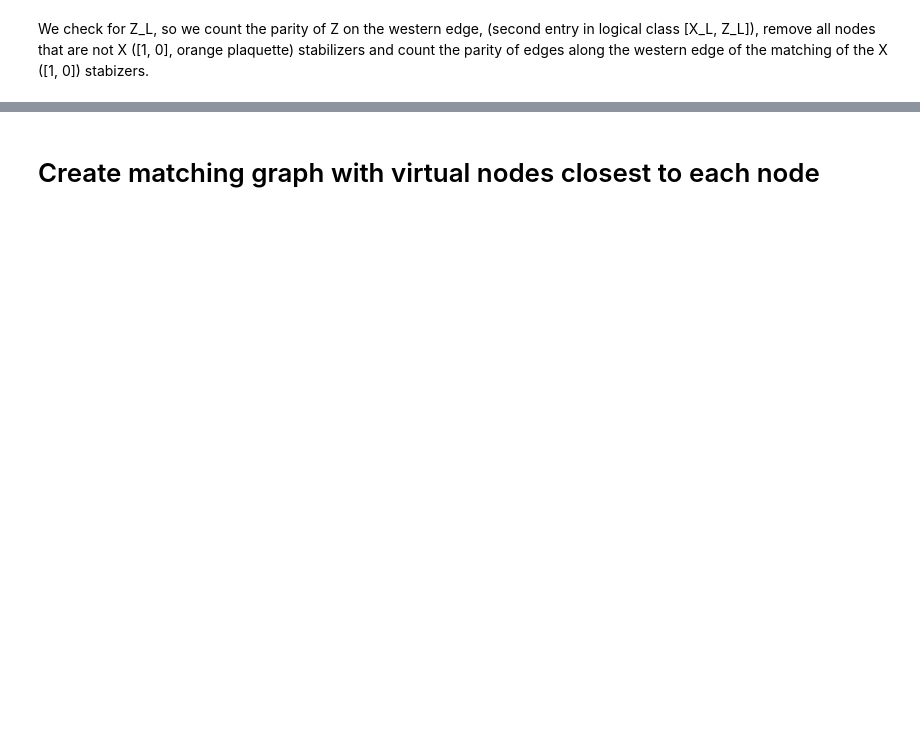
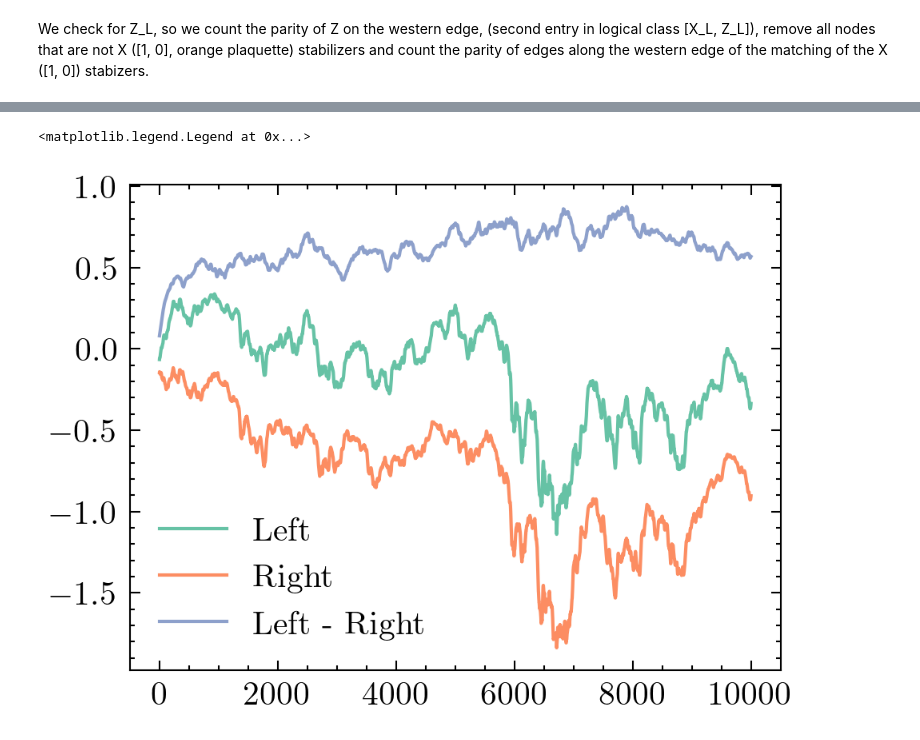
Before and after one commit to LangeMoritz/neural_matching, a Jupyter notebook: build_decoder.ipynb, the cells around one changed output, grey strips where cells are left out. Saved outputs shown, nothing was run; the diff lists cells and outputs as text; code cells hidden in the pictures; blank space fills up the shorter version.

```diff
--- a/build_decoder.ipynb
+++ b/build_decoder.ipynb
@@ -247,14 +41,14 @@ class EdgeWeightGNN(nn.Module):
 def get_syndrome_graph(code, p):
     error = code.generate_error_chain(p)
     eq_class = code.get_eq_class(error)
-    y = torch.tensor(eq_class[1], dtype=torch.float32) # the parity of Z errors on the western edge
-    # syndrome = code.get_syndrome(error)
-    # syndrome = np.array([[0, 0, 0, 0, 0, 0],
-    #                      [0, 0, 0, 0, 0, 0],
-    #                      [0, 0, 0, 0, 0, 0],
-    #                      [0, 0, 0, 1, 0, 0],
-    #                      [0, 0, 0, 0, 0, 0],
-    #                      [0, 0, 0, 0, 0, 0]])
+    y = torch.tensor(0, dtype=torch.float32) # the parity of Z errors on the western edge
+    syndrome = code.get_syndrome(error)
+    syndrome = np.array([[0, 0, 0, 0, 0, 0],
+                         [0, 0, 0, 0, 0, 0],
+                         [0, 0, 0, 0, 0, 0],
+                         [0, 0, 0, 1, 0, 0],
+                         [0, 0, 0, 0, 0, 0],
+                         [0, 0, 0, 0, 0, 0]])
     # check number of X stabilizers:
     if np.sum(syndrome == 1) == 0:
         return None
@@ -309,4 +77,0 @@ while len(graph_list) < num_samples:
-# %%
-fig, ax = plt.subplots()
-i = 0
-code.plot_syndrome(syndrome=syndrome_list[i], error=error_list[i], ax=ax)
@@ -607,2 +145,0 @@ matcher.draw()
-# %% [markdown]
-# Create matching graph with virtual nodes closest to each node
@@ -614,0 +146,14 @@ note: maybe easiest to first generate graph, then add the virtual nodes after th
+# %%
+epoch = np.arange(num_epochs)
+fig, ax = plt.subplots()
+ax.plot(epoch, mean_history[:, 0], label = 'Left')
+ax.plot(epoch, mean_history[:, 1], label = 'Right')
+ax.plot(epoch, mean_history[:, 0] - mean_history[:, 1], label = 'Left - Right')
+ax.legend(loc = 'lower left')
+
+# events = [1800, 2900, 4400]
+# for e in events:
+#     ax.axvline(e, color = 'red', linestyle = '--')
+# %% [output]
+<matplotlib.legend.Legend at 0x...>
+[figure, added]
```
Also changed, not shown: parts of 36 cells of this notebook, 6 other files.
